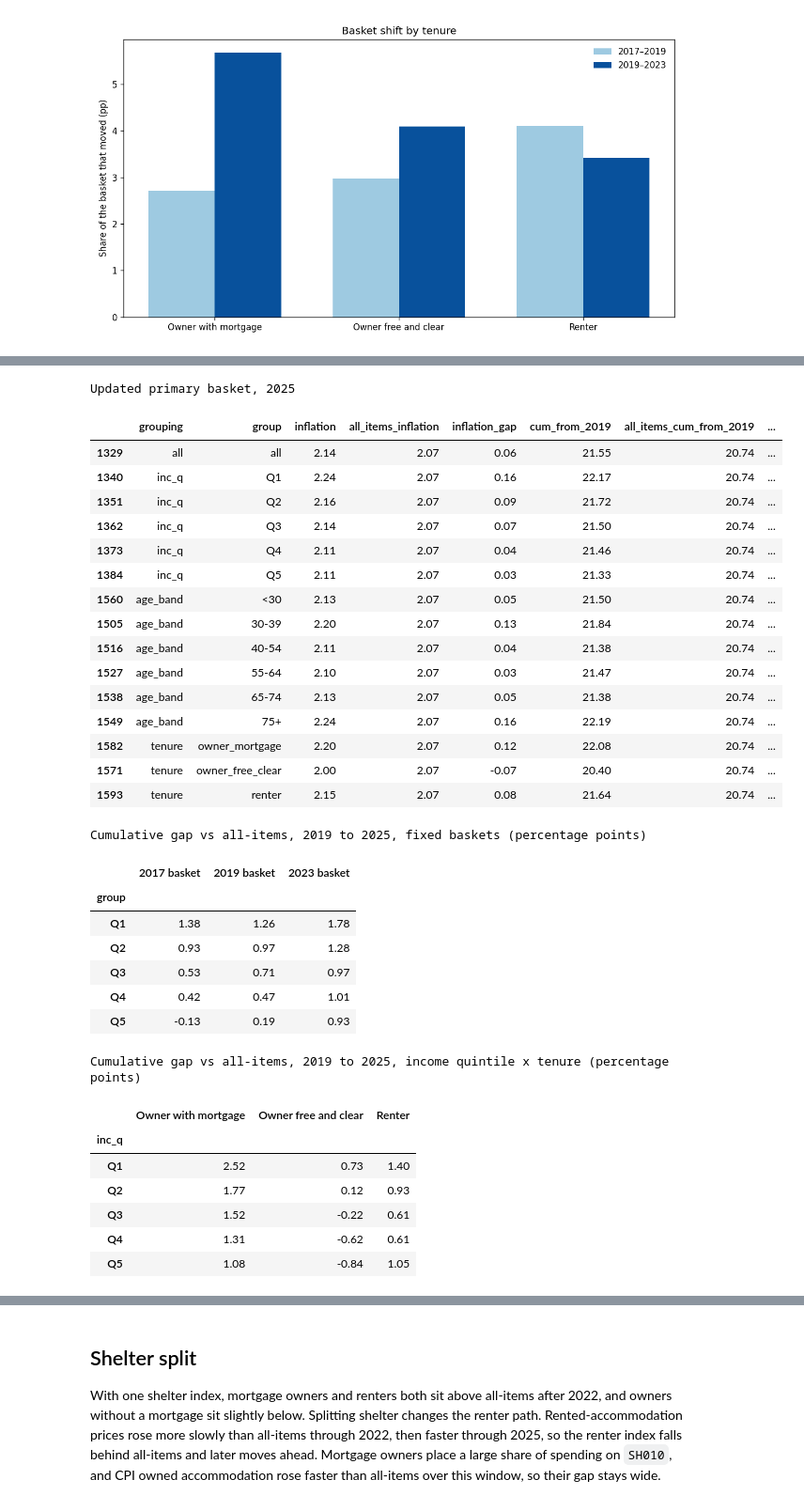
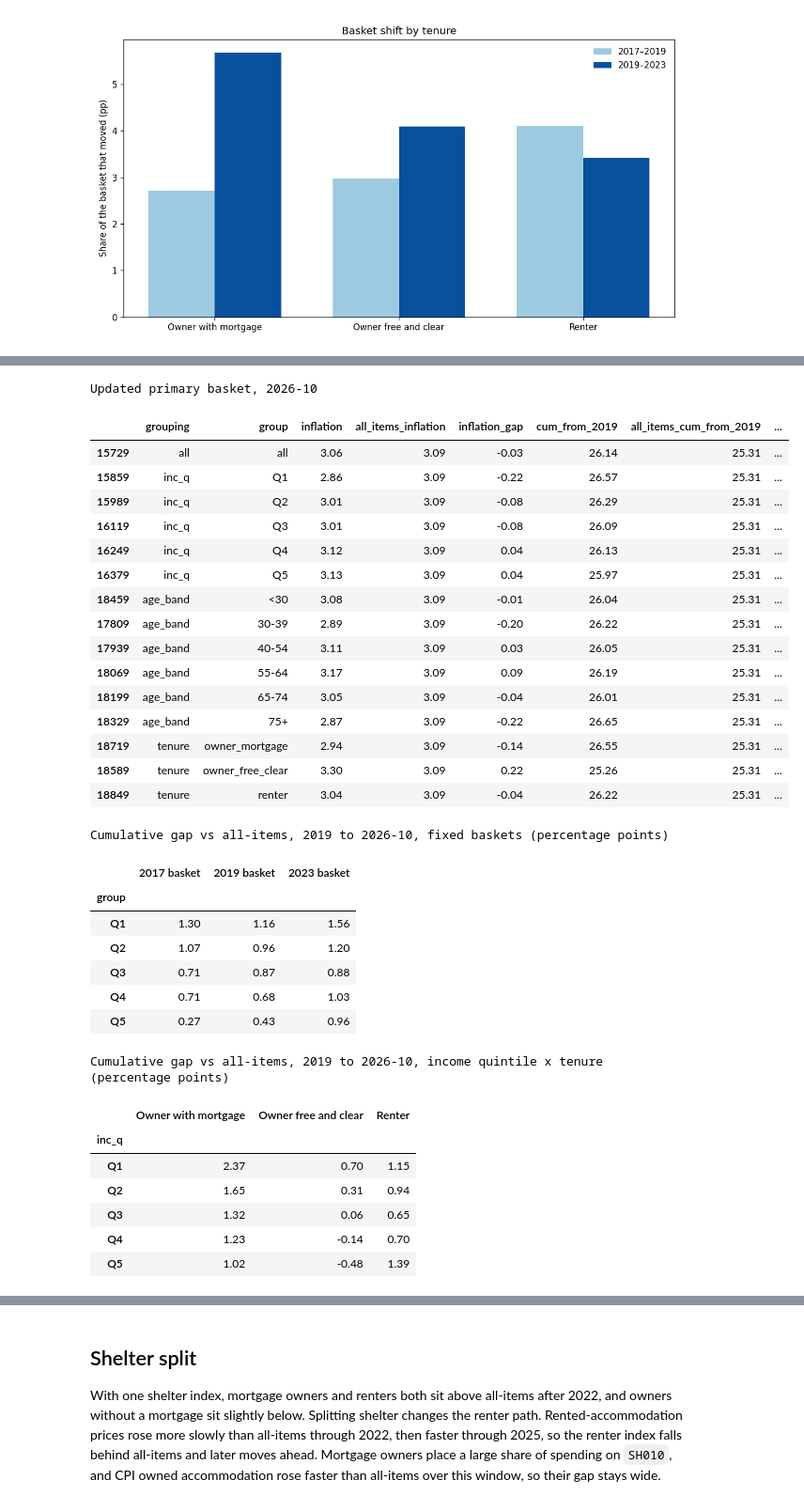
Before and after one commit to TomcatPcat/relative_inflation, a Jupyter notebook: code/category_inflation/shs_category_inflation.ipynb, the cells around one changed output, grey strips where cells are left out. Shown at 94% size. Saved outputs shown, nothing was run; the diff lists cells and outputs as text; code cells hidden in the pictures.

```diff
--- a/code/category_inflation/shs_category_inflation.ipynb
+++ b/code/category_inflation/shs_category_inflation.ipynb
@@ -54,12 +54,12 @@ from category_inflation.baskets import (
     TENURE_ORDER,
     TENURE_PRETTY,
 )
-from category_inflation.plots import latest_full_year
+from category_inflation.plots import latest_month
 from category_inflation.run_category_inflation import main
 
 results = main()
 shares = results["shares"]
 indexes = results["indexes"]
 out = ROOT / "outputs" / "category_inflation"
-END = latest_full_year(indexes)
+END = latest_month(indexes)
 # %% [output]
@@ -282,7 +282,7 @@ keep = [
 headline = indexes[
     (indexes["basket"] == "primary")
     & (indexes["path"] == "updated")
-    & (indexes["year"] == END)
+    & (indexes["date"] == END)
     & (indexes["grouping"].isin(["all", "inc_q", "age_band", "tenure"]))
 ].copy()
 headline["grouping"] = pd.Categorical(
@@ -303,67 +303,67 @@ print(f"Updated primary basket, {END}")
 display(inflation_table(headline)[keep])
 
 fixed = indexes[
     (indexes["basket"] == "primary")
     & (indexes["path"] == "fixed")
     & (indexes["grouping"] == "inc_q")
-    & (indexes["year"] == END)
+    & (indexes["date"] == END)
 ].copy()
 fixed_wide = fixed.pivot(index="group", columns="share_year", values="cum_gap")
 fixed_wide = fixed_wide.reindex([f"Q{i}" for i in range(1, 6)]) * 100
 fixed_wide = fixed_wide.round(2)
 fixed_wide.columns = [f"{int(c)} basket" for c in fixed_wide.columns]
 print(f"Cumulative gap vs all-items, 2019 to {END}, fixed baskets (percentage points)")
 display(fixed_wide)
 
 cross = indexes[
     (indexes["basket"] == "primary")
     & (indexes["path"] == "updated")
     & (indexes["grouping"] == "inc_q_x_tenure")
-    & (indexes["year"] == END)
+    & (indexes["date"] == END)
 ].copy()
 parts = cross["group"].str.split(" | ", n=1, regex=False, expand=True)
 cross["inc_q"] = parts[0]
 cross["tenure"] = parts[1]
 cross_wide = cross.pivot(index="inc_q", columns="tenure", values="cum_gap")
 cross_wide = cross_wide.reindex(index=[f"Q{i}" for i in range(1, 6)], columns=list(TENURE_ORDER))
 cross_wide = (cross_wide * 100).round(2)
 cross_wide.columns = [TENURE_PRETTY[c] for c in cross_wide.columns]
 print(f"Cumulative gap vs all-items, 2019 to {END}, income quintile x tenure (percentage points)")
 display(cross_wide)
 # %% [output]
-Updated primary basket, 2025
+Updated primary basket, 2026-10
 |  | grouping | group | inflation | all_items_inflation | inflation_gap | cum_from_2019 | all_items_cum_from_2019 | ... |
-| 1329 | all | all | 2.14 | 2.07 | 0.06 | 21.55 | 20.74 | ... |
-| 1340 | inc_q | Q1 | 2.24 | 2.07 | 0.16 | 22.17 | 20.74 | ... |
-| 1351 | inc_q | Q2 | 2.16 | 2.07 | 0.09 | 21.72 | 20.74 | ... |
-| 1362 | inc_q | Q3 | 2.14 | 2.07 | 0.07 | 21.50 | 20.74 | ... |
-| 1373 | inc_q | Q4 | 2.11 | 2.07 | 0.04 | 21.46 | 20.74 | ... |
-| 1384 | inc_q | Q5 | 2.11 | 2.07 | 0.03 | 21.33 | 20.74 | ... |
-| 1560 | age_band | <30 | 2.13 | 2.07 | 0.05 | 21.50 | 20.74 | ... |
-| 1505 | age_band | 30-39 | 2.20 | 2.07 | 0.13 | 21.84 | 20.74 | ... |
-| 1516 | age_band | 40-54 | 2.11 | 2.07 | 0.04 | 21.38 | 20.74 | ... |
-| 1527 | age_band | 55-64 | 2.10 | 2.07 | 0.03 | 21.47 | 20.74 | ... |
-| 1538 | age_band | 65-74 | 2.13 | 2.07 | 0.05 | 21.38 | 20.74 | ... |
-| 1549 | age_band | 75+ | 2.24 | 2.07 | 0.16 | 22.19 | 20.74 | ... |
-| 1582 | tenure | owner_mortgage | 2.20 | 2.07 | 0.12 | 22.08 | 20.74 | ... |
-| 1571 | tenure | owner_free_clear | 2.00 | 2.07 | -0.07 | 20.40 | 20.74 | ... |
-| 1593 | tenure | renter | 2.15 | 2.07 | 0.08 | 21.64 | 20.74 | ... |
+| 15729 | all | all | 3.06 | 3.09 | -0.03 | 26.14 | 25.31 | ... |
+| 15859 | inc_q | Q1 | 2.86 | 3.09 | -0.22 | 26.57 | 25.31 | ... |
+| 15989 | inc_q | Q2 | 3.01 | 3.09 | -0.08 | 26.29 | 25.31 | ... |
+| 16119 | inc_q | Q3 | 3.01 | 3.09 | -0.08 | 26.09 | 25.31 | ... |
+| 16249 | inc_q | Q4 | 3.12 | 3.09 | 0.04 | 26.13 | 25.31 | ... |
+| 16379 | inc_q | Q5 | 3.13 | 3.09 | 0.04 | 25.97 | 25.31 | ... |
+| 18459 | age_band | <30 | 3.08 | 3.09 | -0.01 | 26.04 | 25.31 | ... |
+| 17809 | age_band | 30-39 | 2.89 | 3.09 | -0.20 | 26.22 | 25.31 | ... |
+| 17939 | age_band | 40-54 | 3.11 | 3.09 | 0.03 | 26.05 | 25.31 | ... |
+| 18069 | age_band | 55-64 | 3.17 | 3.09 | 0.09 | 26.19 | 25.31 | ... |
+| 18199 | age_band | 65-74 | 3.05 | 3.09 | -0.04 | 26.01 | 25.31 | ... |
+| 18329 | age_band | 75+ | 2.87 | 3.09 | -0.22 | 26.65 | 25.31 | ... |
+| 18719 | tenure | owner_mortgage | 2.94 | 3.09 | -0.14 | 26.55 | 25.31 | ... |
+| 18589 | tenure | owner_free_clear | 3.30 | 3.09 | 0.22 | 25.26 | 25.31 | ... |
+| 18849 | tenure | renter | 3.04 | 3.09 | -0.04 | 26.22 | 25.31 | ... |
-Cumulative gap vs all-items, 2019 to 2025, fixed baskets (percentage points)
+Cumulative gap vs all-items, 2019 to 2026-10, fixed baskets (percentage points)
 |  | 2017 basket | 2019 basket | 2023 basket |
 | group |  |  |  |
-| Q1 | 1.38 | 1.26 | 1.78 |
-| Q2 | 0.93 | 0.97 | 1.28 |
-| Q3 | 0.53 | 0.71 | 0.97 |
-| Q4 | 0.42 | 0.47 | 1.01 |
-| Q5 | -0.13 | 0.19 | 0.93 |
+| Q1 | 1.30 | 1.16 | 1.56 |
+| Q2 | 1.07 | 0.96 | 1.20 |
+| Q3 | 0.71 | 0.87 | 0.88 |
+| Q4 | 0.71 | 0.68 | 1.03 |
+| Q5 | 0.27 | 0.43 | 0.96 |
-Cumulative gap vs all-items, 2019 to 2025, income quintile x tenure (percentage points)
+Cumulative gap vs all-items, 2019 to 2026-10, income quintile x tenure (percentage points)
 |  | Owner with mortgage | Owner free and clear | Renter |
 | inc_q |  |  |  |
-| Q1 | 2.52 | 0.73 | 1.40 |
-| Q2 | 1.77 | 0.12 | 0.93 |
-| Q3 | 1.52 | -0.22 | 0.61 |
-| Q4 | 1.31 | -0.62 | 0.61 |
-| Q5 | 1.08 | -0.84 | 1.05 |
+| Q1 | 2.37 | 0.70 | 1.15 |
+| Q2 | 1.65 | 0.31 | 0.94 |
+| Q3 | 1.32 | 0.06 | 0.65 |
+| Q4 | 1.23 | -0.14 | 0.70 |
+| Q5 | 1.02 | -0.48 | 1.39 |
 # %%
 fig = out / "figures"
 for name in [
```
Also changed, not shown: parts of 8 cells of this notebook, 25 other files.
